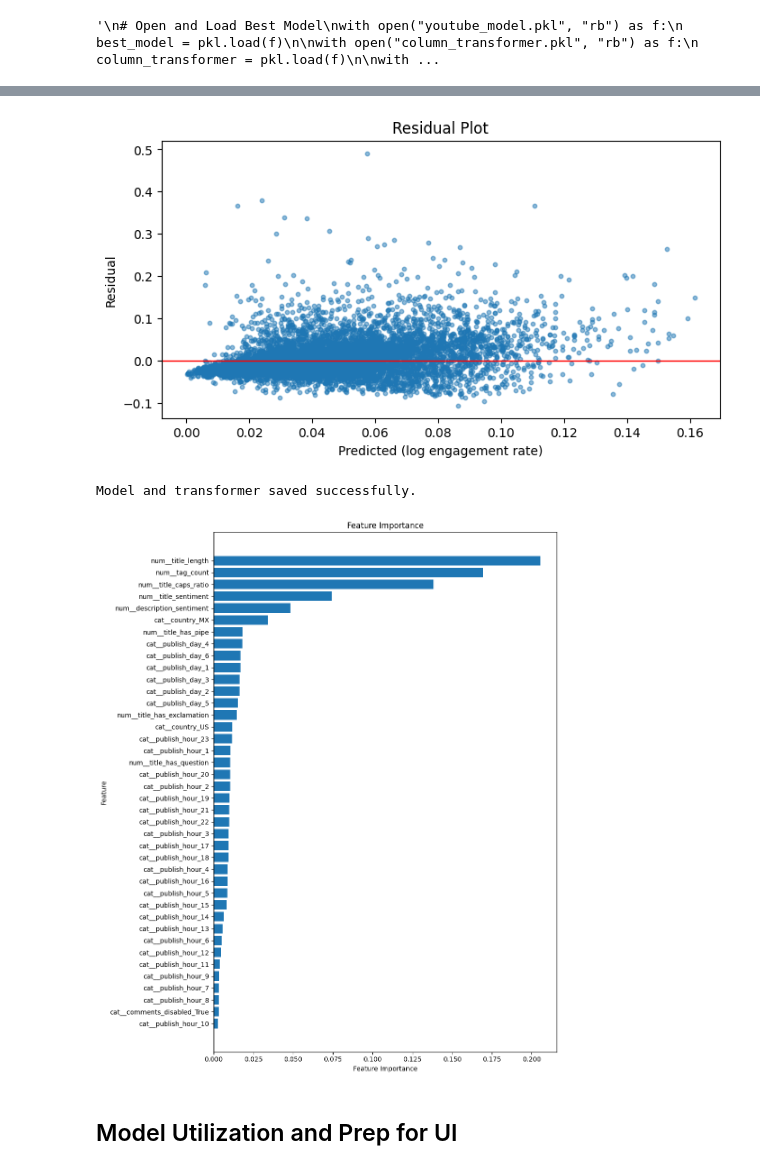
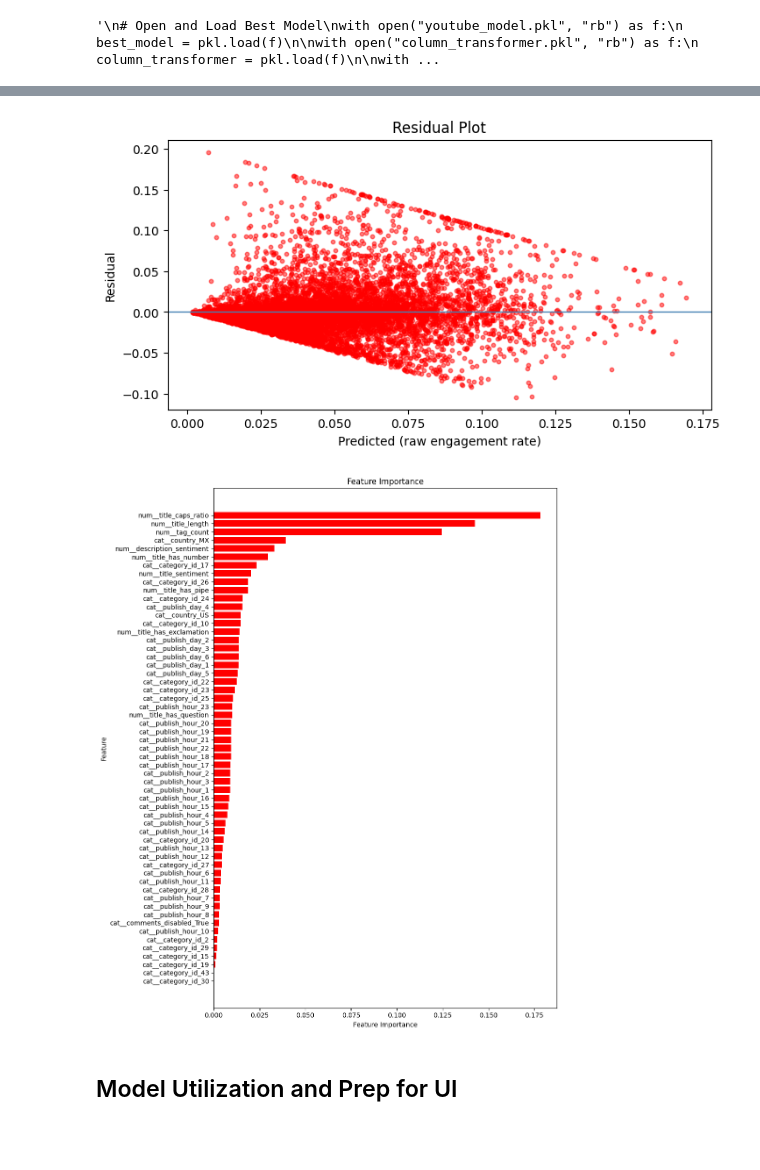
Before and after one commit to Mamaril-Jeremy/DTSC-691-Project, a Jupyter notebook: notebooks/youtube_eng_predictor.ipynb, the cells around one changed output, grey strips where cells are left out. Saved outputs shown, nothing was run; the diff lists cells and outputs as text; code cells hidden in the pictures; blank space fills up the shorter version.

```diff
--- a/notebooks/youtube_eng_predictor.ipynb
+++ b/notebooks/youtube_eng_predictor.ipynb
@@ -539,7 +739,7 @@ plt.show()
 # %%
 # Select features to use
 features = [
-    'category_id'
+    'category_id',
     'comments_disabled',
     'publish_hour',
     'publish_day',
@@ -551,15 +751,17 @@ features = [
     'title_has_question',
     'title_has_exclamation',
     'title_has_pipe',
-    'title_caps_ratio'
+    'title_caps_ratio',
+    'title_has_number'
 ]
 # %%
 # Separate Features from Labels
 X = youtube_videos[features]
-y = youtube_videos["engagement_rate_log"]
+y = youtube_videos["engagement_rate_log_clipped"] # This 'y' is already clipped.
 
-# Split into training and test sets
+# Split data into training and testing sets
 X_train, X_test, y_train, y_test = train_test_split(X, y, train_size=0.8, random_state=42)
+# y_train and y_test are already clipped at this point.
 # %%
 # Selected the following numeric columns
 numeric_columns = ['title_sentiment',
@@ -569,26 +771,23 @@ numeric_columns = ['title_sentiment',
                    'title_has_question',
                    'title_has_exclamation',
                    'title_has_pipe',
-                   'title_caps_ratio']
+                   'title_caps_ratio',
+                   'title_has_number']
 
 # Selected the following categorical columns
 categorical_columns = ['category_id', 'comments_disabled', 'publish_hour', 'publish_day', 'country']
 # %%
-# Create pipeline
-from sklearn.pipeline import make_pipeline
-from sklearn.impute import SimpleImputer
-from sklearn.preprocessing import StandardScaler, OneHotEncoder, OrdinalEncoder
-from sklearn.compose import ColumnTransformer
-
 # Creates numeric pipeline
 # Scales the data to reduce dimensionality
 numeric_pipeline = make_pipeline(
+    SimpleImputer(strategy='median'),
     StandardScaler()
 )
 
 # Creates categorical pipeline
 # One Hot Encodes Categorical Features
 categorical_pipeline = make_pipeline(
+    SimpleImputer(strategy='most_frequent'),
     OneHotEncoder(drop='first', sparse_output=False, handle_unknown='ignore')
 )
 
@@ -599,7 +798,7 @@ column_transformer = ColumnTransformer(
 )
 
 # Fit and transform the data through the ColumnTransformers
-X_train_transformed = column_transformer.fit_transform(X_train, y_train)
+X_train_transformed = column_transformer.fit_transform(X_train)
 X_test_transformed = column_transformer.transform(X_test)
 # %% [markdown]
 ## Model Creation
@@ -804,29 +1151,26 @@ with open("engagement_stats.pkl", "rb") as f:
 # %%
 # Residual plot for the best model
 best_model = best_rf_model
 
-y_pred = best_model.predict(X_test_transformed)
+# Get predictions from the best model
+best_model_preds_log = best_rf_model.predict(X_test_transformed)
+# Convert back to raw scale
+y_pred_raw = np.expm1(best_model_preds_log)
+
+# Original y_test_raw based on y_test
+y_test_raw = np.expm1(y_test) # Corrected to use y_test
+
 residuals = y_test_raw - y_pred_raw
 
 plt.figure(figsize=(8, 4))
-plt.scatter(y_pred, residuals, alpha=0.5, s=10)
-plt.axhline(0, color='red', linewidth=1)
-plt.xlabel("Predicted (log engagement rate)")
+plt.scatter(y_pred_raw, residuals, alpha=0.5, s=10, color='red')
+plt.axhline(0, color='steelblue', linewidth=1)
+plt.xlabel("Predicted (raw engagement rate)")
 plt.ylabel("Residual")
 plt.title("Residual Plot")
 plt.show()
 # %% [output]
-[figure, old version]
+[figure, new version]
-# %%
-with open("youtube_model.pkl", "wb") as f:
-    pkl.dump(best_model, f)
-
-with open("column_transformer.pkl", "wb") as f:
-    pkl.dump(column_transformer, f)
-
-print("Model and transformer saved successfully.")
-# %% [output]
-Model and transformer saved successfully.
 # %%
 # View Feature Importances
 feature_importance = best_model.feature_importances_
@@ -840,14 +1184,14 @@ sorted_features = features[sorted_idx]
 
 # Plot
 plt.figure(figsize=(10, 12))
-plt.barh(sorted_features, sorted_importances)
+plt.barh(sorted_features, sorted_importances, color='red')
 plt.xlabel("Feature Importance")
 plt.ylabel("Feature")
 plt.title("Feature Importance")
 plt.tight_layout()
 plt.show()
 # %% [output]
-[figure, old version]
+[figure, new version]
 # %% [markdown]
 ## Model Utilization and Prep for UI
 # %%
```
Also changed, not shown: parts of 38 cells of this notebook, 8 other files.
